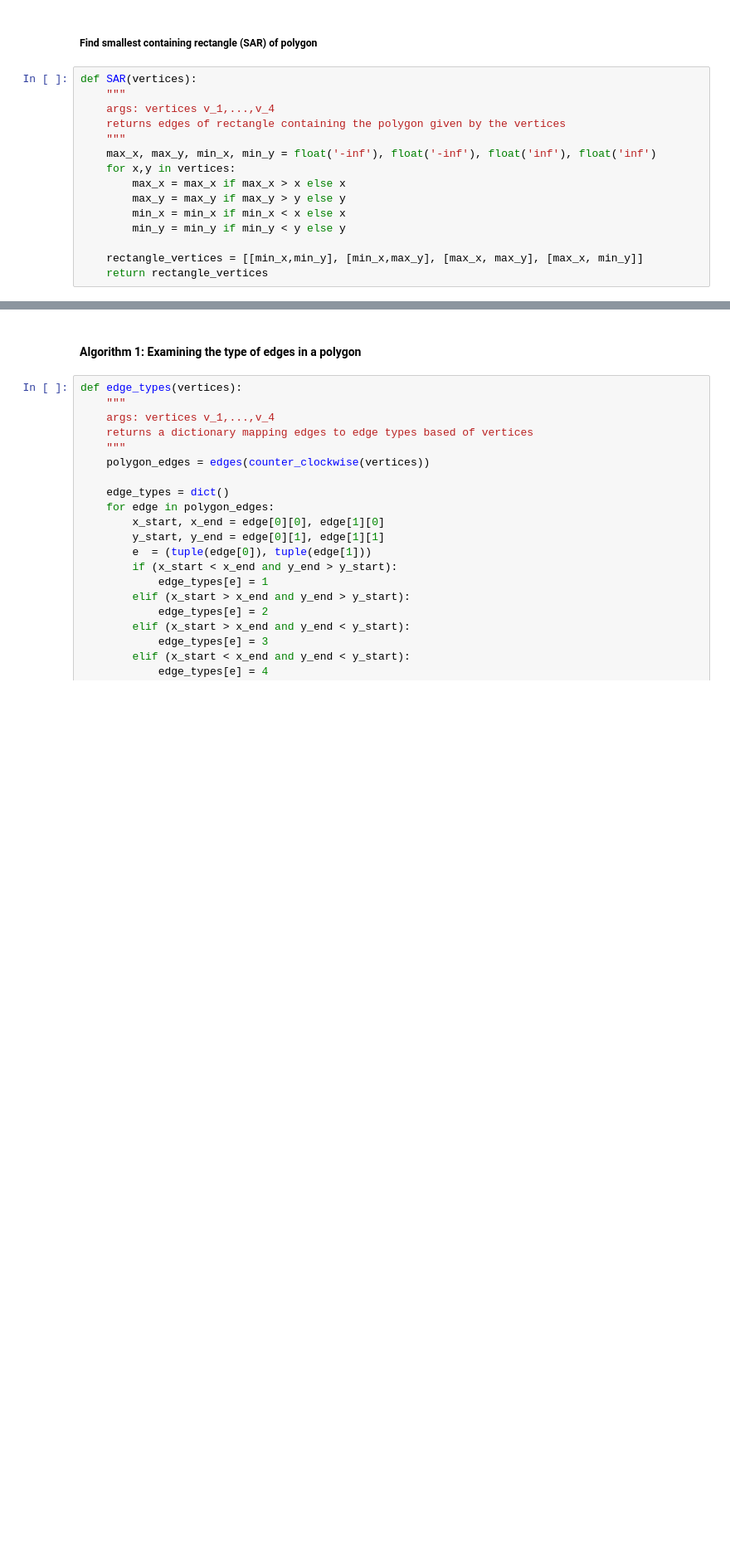
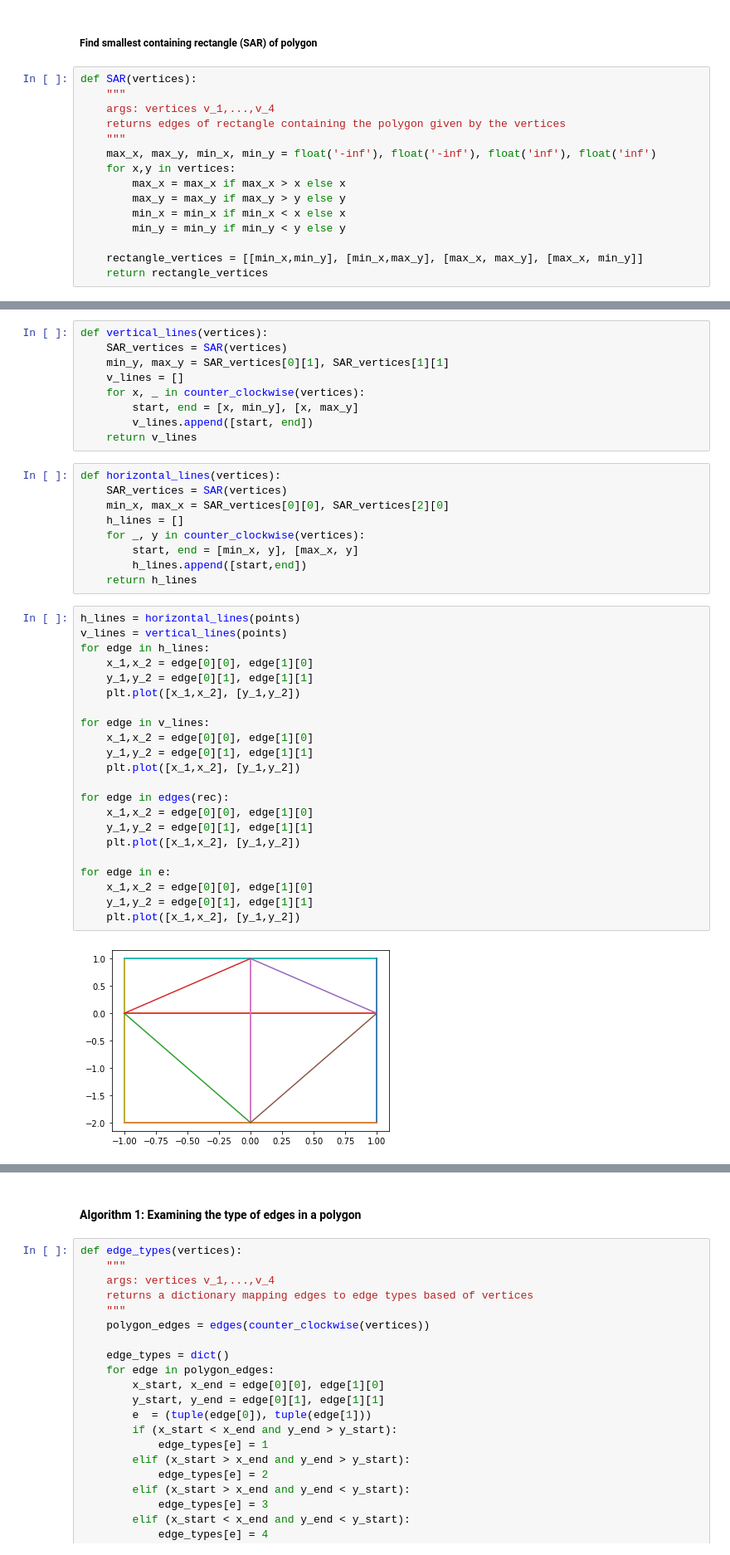
Before and after one commit to oortega20/CS294-final_project, a Jupyter notebook: inscribing_rectangle.ipynb, the cells around one changed output, grey strips where cells are left out. Shown at 83% size. Drawn from its saved outputs; the diff is of its cells as text; blank space fills up the shorter version.

```diff
--- a/inscribing_rectangle.ipynb
+++ b/inscribing_rectangle.ipynb
@@ -97,0 +135,42 @@ for edge in e:
+# %%
+def vertical_lines(vertices):
+    SAR_vertices = SAR(vertices)
+    min_y, max_y = SAR_vertices[0][1], SAR_vertices[1][1]
+    v_lines = []
+    for x, _ in counter_clockwise(vertices):
+        start, end = [x, min_y], [x, max_y]
+        v_lines.append([start, end])
+    return v_lines
+# %%
+def horizontal_lines(vertices):
+    SAR_vertices = SAR(vertices)
+    min_x, max_x = SAR_vertices[0][0], SAR_vertices[2][0]
+    h_lines = []
+    for _, y in counter_clockwise(vertices):
+        start, end = [min_x, y], [max_x, y]
+        h_lines.append([start,end])
+    return h_lines
+# %%
+h_lines = horizontal_lines(points)
+v_lines = vertical_lines(points)
+for edge in h_lines:
+    x_1,x_2 = edge[0][0], edge[1][0]
+    y_1,y_2 = edge[0][1], edge[1][1]
+    plt.plot([x_1,x_2], [y_1,y_2])
+
+for edge in v_lines:
+    x_1,x_2 = edge[0][0], edge[1][0]
+    y_1,y_2 = edge[0][1], edge[1][1]
+    plt.plot([x_1,x_2], [y_1,y_2])
+
+for edge in edges(rec):
+    x_1,x_2 = edge[0][0], edge[1][0]
+    y_1,y_2 = edge[0][1], edge[1][1]
+    plt.plot([x_1,x_2], [y_1,y_2])
+
+for edge in e:
+    x_1,x_2 = edge[0][0], edge[1][0]
+    y_1,y_2 = edge[0][1], edge[1][1]
+    plt.plot([x_1,x_2], [y_1,y_2])
+# %% [output]
+[figure, added]
```
Also changed, not shown: parts of 12 cells of this notebook.
